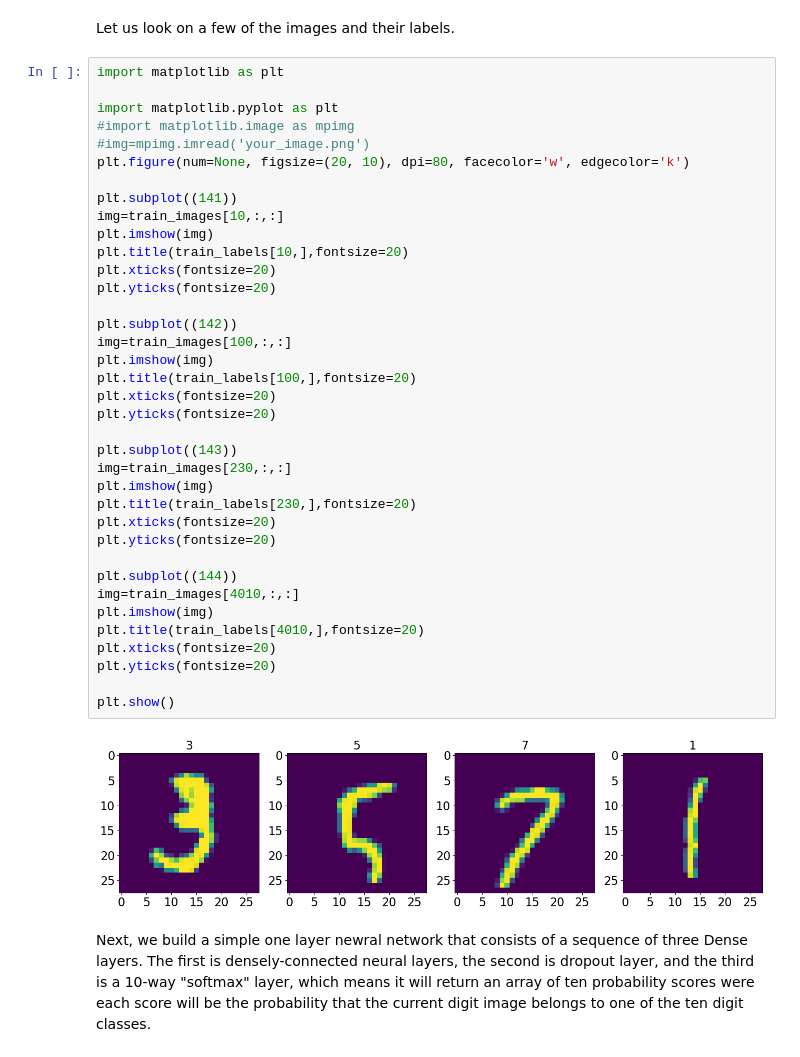
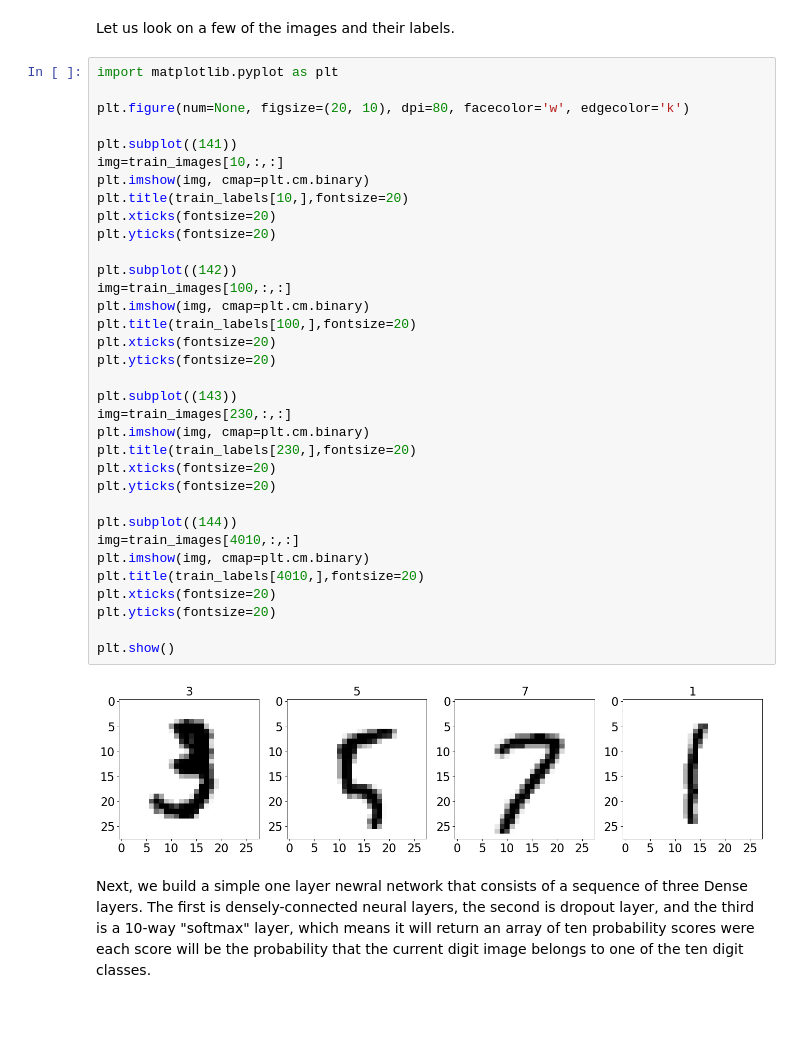
Before and after one commit to naftalic/academicpages.github.io, a Jupyter notebook: notebooks/mnist_keras.ipynb, the cells around one changed output. Saved outputs shown, nothing was run; the diff lists cells and outputs as text; blank space fills up the shorter version.

```diff
--- a/notebooks/mnist_keras.ipynb
+++ b/notebooks/mnist_keras.ipynb
@@ -23,44 +23,41 @@ train_images and train_labels come form the "training set," the data that our mo
 # %% [markdown]
 Let us look on a few of the images and their labels.
 # %%
-import matplotlib as plt
+import matplotlib.pyplot as plt
 
-import matplotlib.pyplot as plt
-#import matplotlib.image as mpimg
-#img=mpimg.imread('your_image.png')
 plt.figure(num=None, figsize=(20, 10), dpi=80, facecolor='w', edgecolor='k')
 
 plt.subplot((141))
 img=train_images[10,:,:]
-plt.imshow(img)
+plt.imshow(img, cmap=plt.cm.binary)
 plt.title(train_labels[10,],fontsize=20)
 plt.xticks(fontsize=20)
 plt.yticks(fontsize=20)
 
 plt.subplot((142))
 img=train_images[100,:,:]
-plt.imshow(img)
+plt.imshow(img, cmap=plt.cm.binary)
 plt.title(train_labels[100,],fontsize=20)
 plt.xticks(fontsize=20)
 plt.yticks(fontsize=20)
 
 plt.subplot((143))
 img=train_images[230,:,:]
-plt.imshow(img)
+plt.imshow(img, cmap=plt.cm.binary)
 plt.title(train_labels[230,],fontsize=20)
 plt.xticks(fontsize=20)
 plt.yticks(fontsize=20)
 
 plt.subplot((144))
 img=train_images[4010,:,:]
-plt.imshow(img)
+plt.imshow(img, cmap=plt.cm.binary)
 plt.title(train_labels[4010,],fontsize=20)
 plt.xticks(fontsize=20)
 plt.yticks(fontsize=20)
 
 plt.show()
 # %% [output]
-[figure, old version]
+[figure, new version]
 # %% [markdown]
 Next, we build a simple one layer newral network that consists of a sequence of three Dense layers. The first is densely-connected neural layers, the second is dropout layer, and the third is a 10-way "softmax" layer, which means it will return an array of ten probability scores were each score will be the probability that the current digit image belongs to one of the ten digit classes.
 # %%
```
